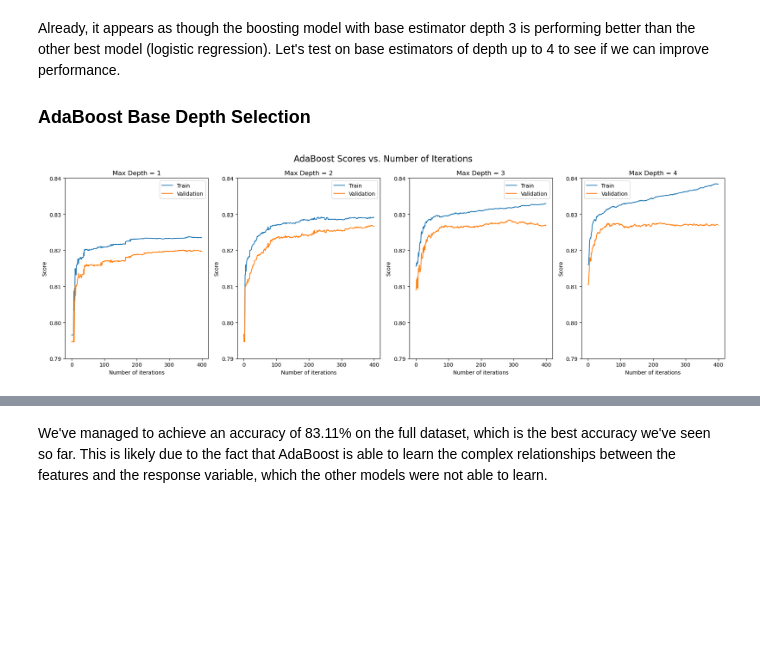
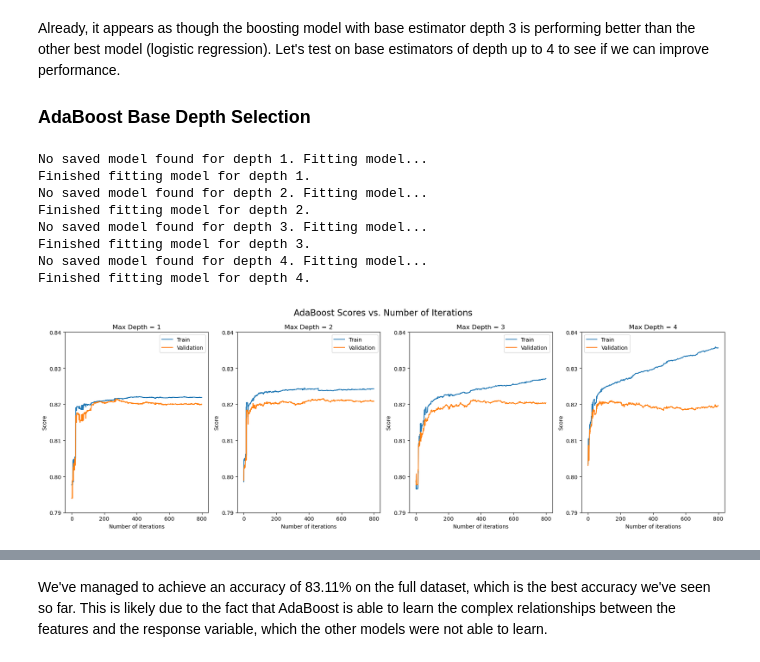
Before and after one commit to aaronzberger/VoterPrediction, a Jupyter notebook: src/voter_prediction.ipynb, the cells around one changed output, grey strips where cells are left out. Drawn from its saved outputs; the diff is of its cells as text; code cells hidden in the pictures; blank space fills up the shorter version.

Commit message:
Add model checkpoints and standardize reporting

```diff
--- a/src/voter_prediction.ipynb
+++ b/src/voter_prediction.ipynb
@@ -529,0 +546,15 @@ weighted avg       0.82      0.82      0.82    207870
+# %%
+MODEL_NAME = "random_forest"
+
+try:
+    model = pickle.load(open(model_name_to_pickle_file(MODEL_NAME), "rb"))
+    print("Loaded saved model.")
+except FileNotFoundError:
+    print("No saved model found. Fitting model...")
+    model = RandomForestClassifier(random_state=109, class_weight='balanced')
+    model.fit(X_train, y_train)
+    pickle.dump(model, open(model_name_to_pickle_file(MODEL_NAME), "wb"))
+    print("Finished fitting model.")
+
+# Predicting on the validation set
+y_val_pred = model.predict(X_val)
@@ -590,6 +650,6 @@ ada_boost = AdaBoostClassifier(
 # %%
-iteration_scores_train = list(ada_boost.staged_score(X_sampled_train, y_sampled_train))
-iteration_scores_val = list(ada_boost.staged_score(X_sampled_val, y_sampled_val))
+iteration_scores_train = list(model.staged_score(X_sampled_train, y_sampled_train))
+iteration_scores_val = list(model.staged_score(X_sampled_val, y_sampled_val))
 
 plt.figure(figsize=(12, 8))
 plt.plot(iteration_scores_train, label="Training Score")
@@ -615,40 +685,55 @@ Already, it appears as though the boosting model with base estimator depth 3 is
 # %%
 fig, axes = plt.subplots(1, 4, figsize=(18, 6))
 
 classifiers: dict[int, AdaBoostClassifier] = {}
 val_scores: dict[int, list[float]] = {}
 
 for i, depth in enumerate([1, 2, 3, 4]):
-    ada_boost = AdaBoostClassifier(
-        base_estimator=DecisionTreeClassifier(max_depth=depth),
-        learning_rate=0.1,
-        algorithm="SAMME.R",
-        n_estimators=400,
-        random_state=109
-    ).fit(X_sampled_train, y_sampled_train)
+    try:
+        ada_boost = pickle.load(open(model_name_to_pickle_file(f"ada_boost_depth_{depth}"), "rb"))
+        print(f"Loaded saved model for depth {depth}.")
+    except FileNotFoundError:
+        print(f"No saved model found for depth {depth}. Fitting model...")
+        ada_boost = AdaBoostClassifier(
+            base_estimator=DecisionTreeClassifier(max_depth=depth, class_weight='balanced'),
+            learning_rate=0.1,
+            algorithm="SAMME.R",
+            n_estimators=800,
+            random_state=109
+        ).fit(X_sampled_train, y_sampled_train)
+        pickle.dump(ada_boost, open(model_name_to_pickle_file(f"ada_boost_depth_{depth}"), "wb"))
+        print(f"Finished fitting model for depth {depth}.")
 
     classifiers[depth] = ada_boost
 
     iteration_scores_train = list(ada_boost.staged_score(X_sampled_train, y_sampled_train))
     iteration_scores_val = list(ada_boost.staged_score(X_sampled_val, y_sampled_val))
 
     val_scores[depth] = iteration_scores_val
 
     # Plot the scores as a function of the number of iterations
     axes[i].plot(iteration_scores_train, label="Train")
     axes[i].plot(iteration_scores_val, label="Validation")
     axes[i].set_title(f"Max Depth = {depth}")
     axes[i].set_xlabel("Number of iterations")
     axes[i].set_ylabel("Score")
 
     # These were hard-coded to make the plots look nicer after running it once.
     axes[i].set_ylim(0.79, 0.84)
     axes[i].legend()
 
 plt.suptitle("AdaBoost Scores vs. Number of Iterations", fontsize=16)
 plt.tight_layout()
 # %% [output]
+No saved model found for depth 1. Fitting model...
+Finished fitting model for depth 1.
+No saved model found for depth 2. Fitting model...
+Finished fitting model for depth 2.
+No saved model found for depth 3. Fitting model...
+Finished fitting model for depth 3.
+No saved model found for depth 4. Fitting model...
+Finished fitting model for depth 4.
-[figure, old version]
+[figure, new version]
 # %%
 max_val_scores = [max(scores) for scores in val_scores.values()]
 max_val_score = max(max_val_scores)
```
Also changed, not shown: parts of 30 cells of this notebook, 9 other files.
